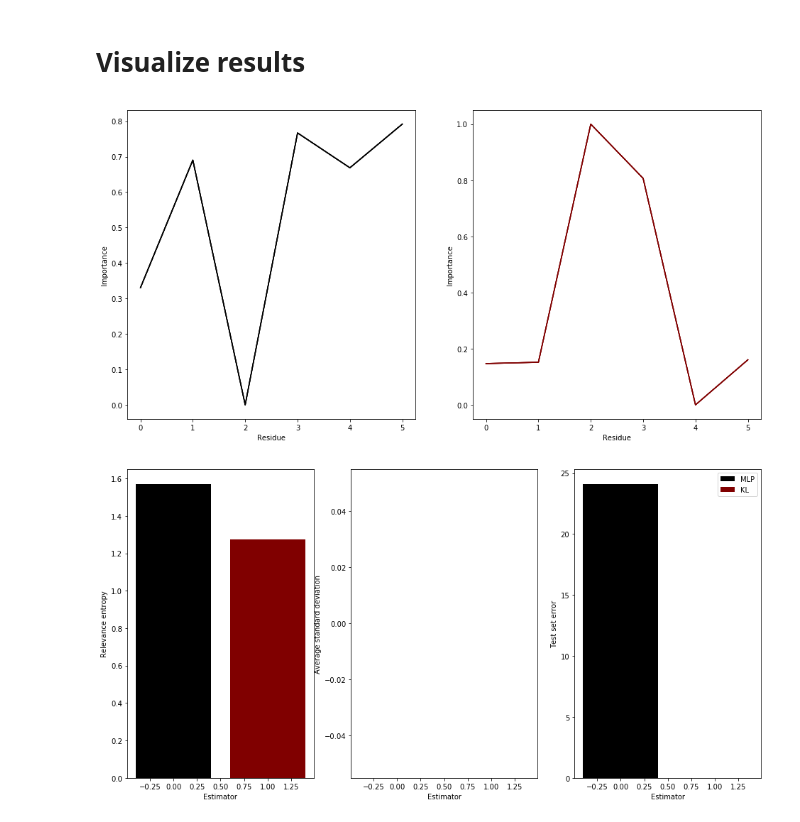
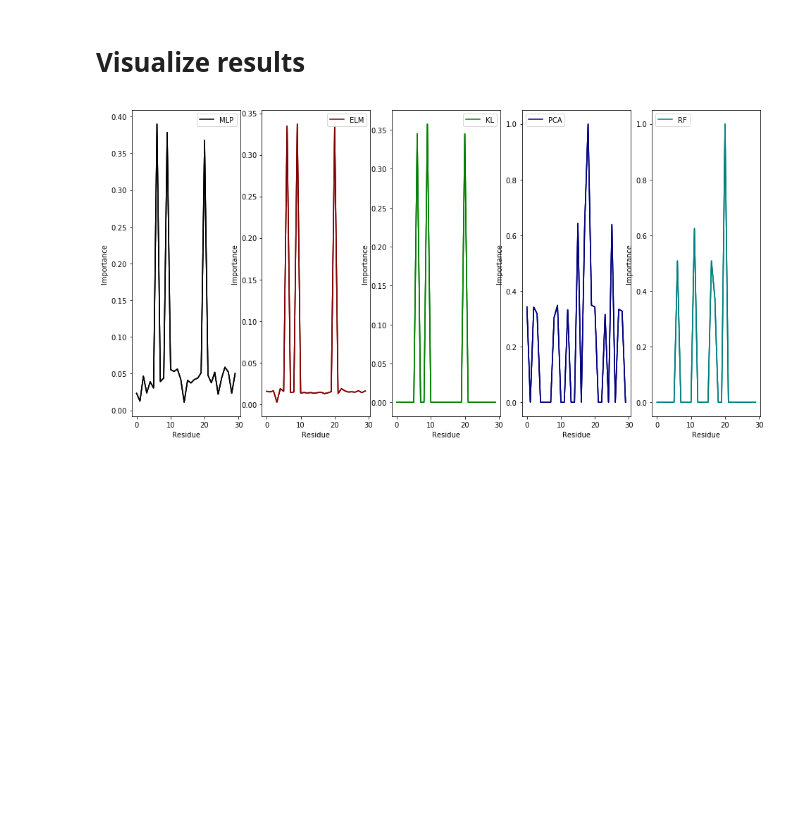
Before and after one commit to mkasimova/Neural.Network.Relevance.Propagation, a Jupyter notebook: random_data.ipynb, the cells around one changed output. Saved outputs shown, nothing was run; the diff lists cells and outputs as text; code cells hidden in the pictures; blank space fills up the shorter version.

Commit message:
Small changes in visualization

```diff
--- a/random_data.ipynb
+++ b/random_data.ipynb
@@ -24,7 +24,7 @@ logger = logging.getLogger("dataGenNb")
 
 Data should be in an appropriate format and filtered before when we load it here. It does not have to be scaled.
 # %%
-dg = DataGenerator(natoms=6, nclusters=2, nframes_per_cluster=5000, noise_level=1, displacement=0.5, cluster_generation_method=data_generation.constant_displacement)
+dg = DataGenerator(natoms=30, nclusters=3, nframes_per_cluster=1500, noise_level=1e-2, displacement=5, cluster_generation_method=data_generation.constant_displacement)
 dg.generate_clusters()
 feature_to_resids = dg.feature_to_resids()
 data, labels = dg.generate_frames()
@@ -40,11 +40,11 @@ Every method is encapsulated in a so called FeatureExtractor class which all fol
 # %%
 n_iterations, n_splits = 1, 1
 feature_extractors = [
-    fe.MlpFeatureExtractor(data, labels, n_splits=n_splits, n_iterations=n_iterations, hidden_layer_sizes=(30,20,10), training_max_iter=10000, activation="relu"), #, solver="sgd"),
-    #fe.ElmFeatureExtractor(data, labels, n_splits=n_splits, n_iterations=n_iterations, n_nodes=2000),
+    fe.MlpFeatureExtractor(data, labels, n_splits=n_splits, n_iterations=n_iterations, hidden_layer_sizes=(100,), training_max_iter=10000, activation="relu"), #, solver="sgd"),
+    fe.ElmFeatureExtractor(data, labels, n_splits=n_splits, n_iterations=n_iterations, n_nodes=2000),
     fe.KLFeatureExtractor(data, labels, n_splits=n_splits),
-    #fe.PCAFeatureExtractor(data, labels, n_splits=n_splits),
-    #fe.RandomForestFeatureExtractor(data, labels, n_splits=n_splits, n_iterations=n_iterations),
+    fe.PCAFeatureExtractor(data, labels, n_splits=n_splits),
+    fe.RandomForestFeatureExtractor(data, labels, n_splits=n_splits, n_iterations=n_iterations),
 ]
 logger.info("Done. using %s feature extractors", len(feature_extractors))
 # %% [output]
@@ -56,7 +56,7 @@ results = []
 for extractor in feature_extractors:
     extractor.error_limit = 99
     logger.info("Computing relevance for extractors %s", extractor.name)
-    feature_importance, std_feature_importance, errors = extractor.extract_features(filter_results=False)
+    feature_importance, std_feature_importance, errors = extractor.extract_features(filter_results=True)
     #logger.info("Get feature_importance and std of shapes %s, %s", feature_importance.shape, std_feature_importance.shape)
     results.append((extractor, feature_importance, std_feature_importance, errors))
 logger.info("Done")
@@ -87,9 +96,8 @@ logger.info("Done")
 # %% [markdown]
 # Visualize results
 # %%
-visualization.visualize(postprocessors)
+visualize(postprocessors, show_performance=False)
 logger.info("Actual atoms moved: %s.\nCluster generation method %s. Noise level=%s, displacement=%s. frames/cluster=%s", dg.moved_atoms, dg.cluster_generation_method, dg.noise_level, dg.displacement, dg.nframes_per_cluster)
 logger.info("Done")
 # %% [output]
-[figure, old version]
+[figure, new version]
-[figure, removed]
```
Also changed, not shown: parts of 5 cells of this notebook, 1 other file.
